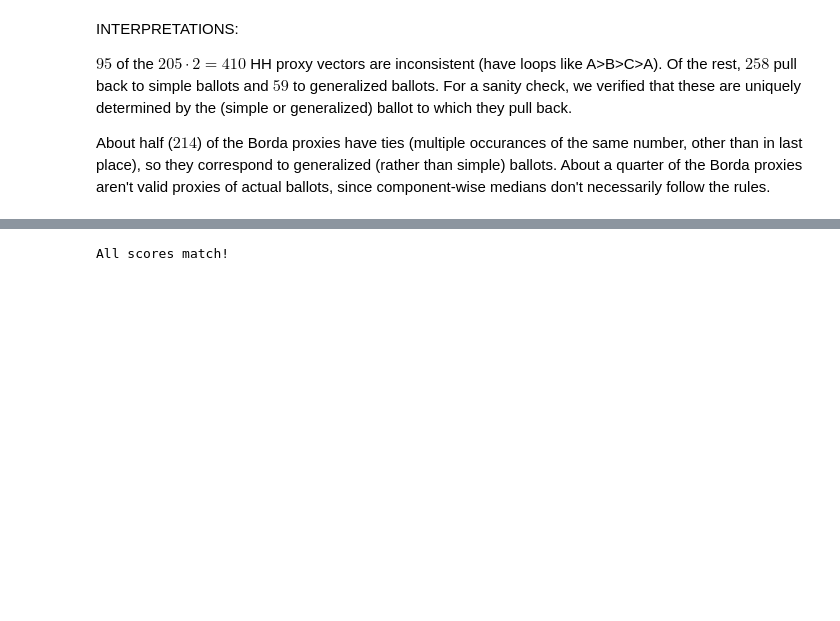
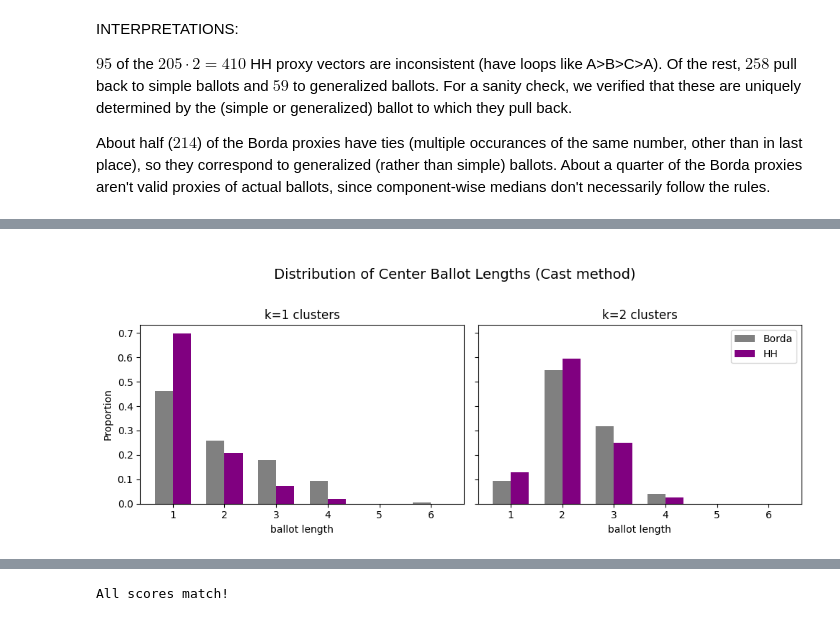
Before and after one commit to mggg/ballot-clustering, a Jupyter notebook: IP analysis/Analyze_6_cand_IP.ipynb, the cells around one changed output, grey strips where cells are left out. Cells and saved outputs as stored; diff of their text form; code cells hidden in the pictures; blank space fills up the shorter version.

```diff
--- a/IP analysis/Analyze_6_cand_IP.ipynb
+++ b/IP analysis/Analyze_6_cand_IP.ipynb
@@ -544,0 +436,36 @@ df['clustering'] = clusters_list
+# %%
+# find distribution of the lengths of the centers from the 'cast' method (k=1 and k=2 side-by-side)
+num_cands = 6
+X = np.arange(num_cands)
+width = .7/2
+palat = ['grey', 'purple']
+
+fig, axes = plt.subplots(1, 2, figsize=(10, 4), sharey=True)
+
+for ax, k_ in zip(axes, [1, 2]):
+    for i, proxy in enumerate(['Borda', 'HH']):
+        Y = np.zeros(num_cands)
+        count = 0
+        df_sub = df[(df['method'] == 'cast') & (df['proxy'] == proxy) & (df['k'] == k_)]
+        for idx in df_sub.index:
+            centers = df_sub['centers'][idx]
+            for center in centers:
+                Y[len(center) - 1] += 1
+                count += 1
+        if count > 0:
+            Y = Y / count
+        ax.bar(X + (i-.5) * width, Y, width=width, label=f"{proxy}", color=palat[i])
+
+    ax.set_title(f'k={k_} clusters')
+    ax.set_xlabel('ballot length')
+    ax.set_xticks(X)
+    ax.set_xticklabels(X + 1)
+fig.suptitle('\n Distribution of Center Ballot Lengths (Cast method)', fontsize=14, y=1.02)
+axes[0].set_ylabel('Proportion')
+axes[1].legend()
+plt.tight_layout()
+plt.savefig('center_ballot_length_distribution.png', dpi=300)
+plt.tight_layout()
+plt.show()
+# %% [output]
+[figure, added]
```
Also changed, not shown: parts of 60 cells of this notebook, 14 other files.
